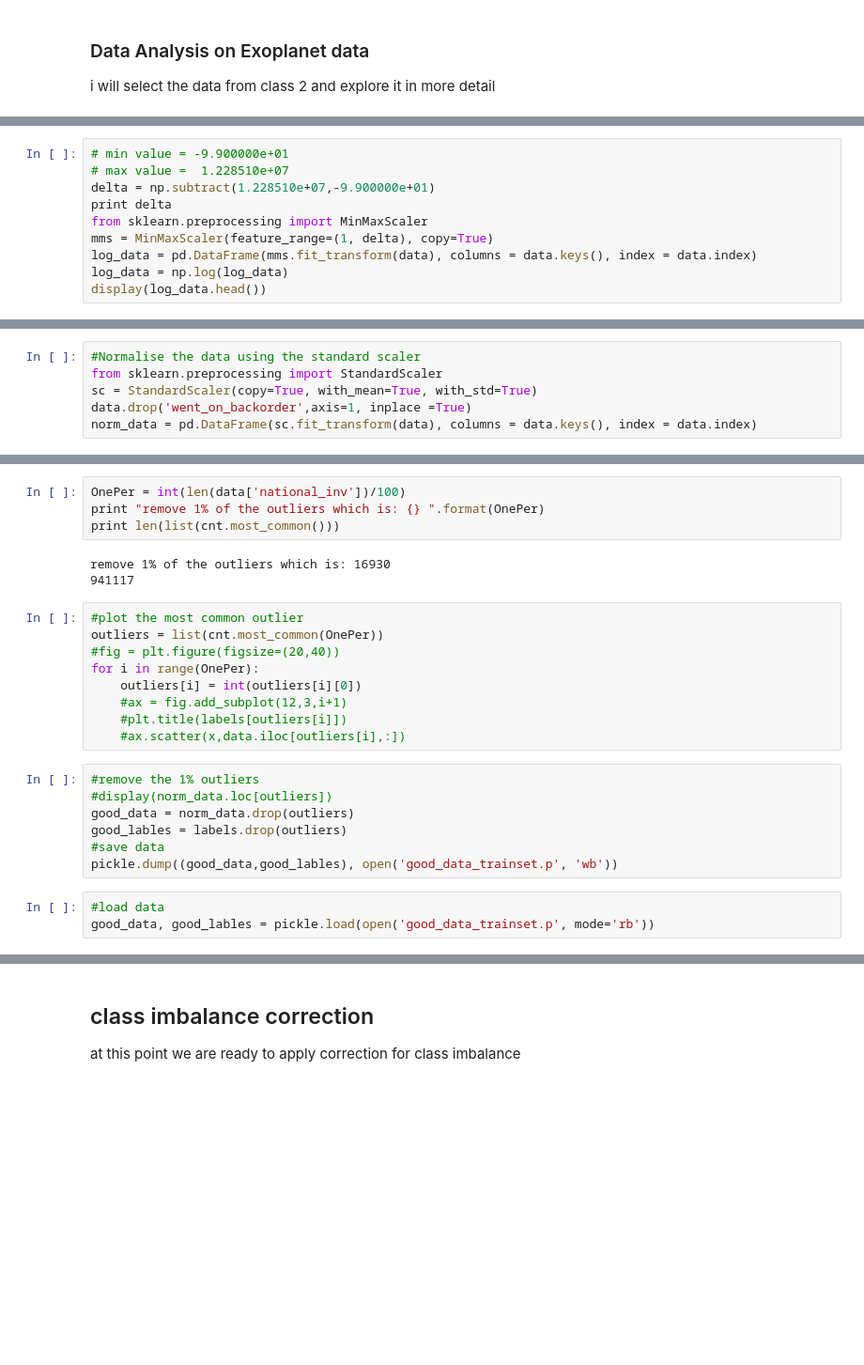
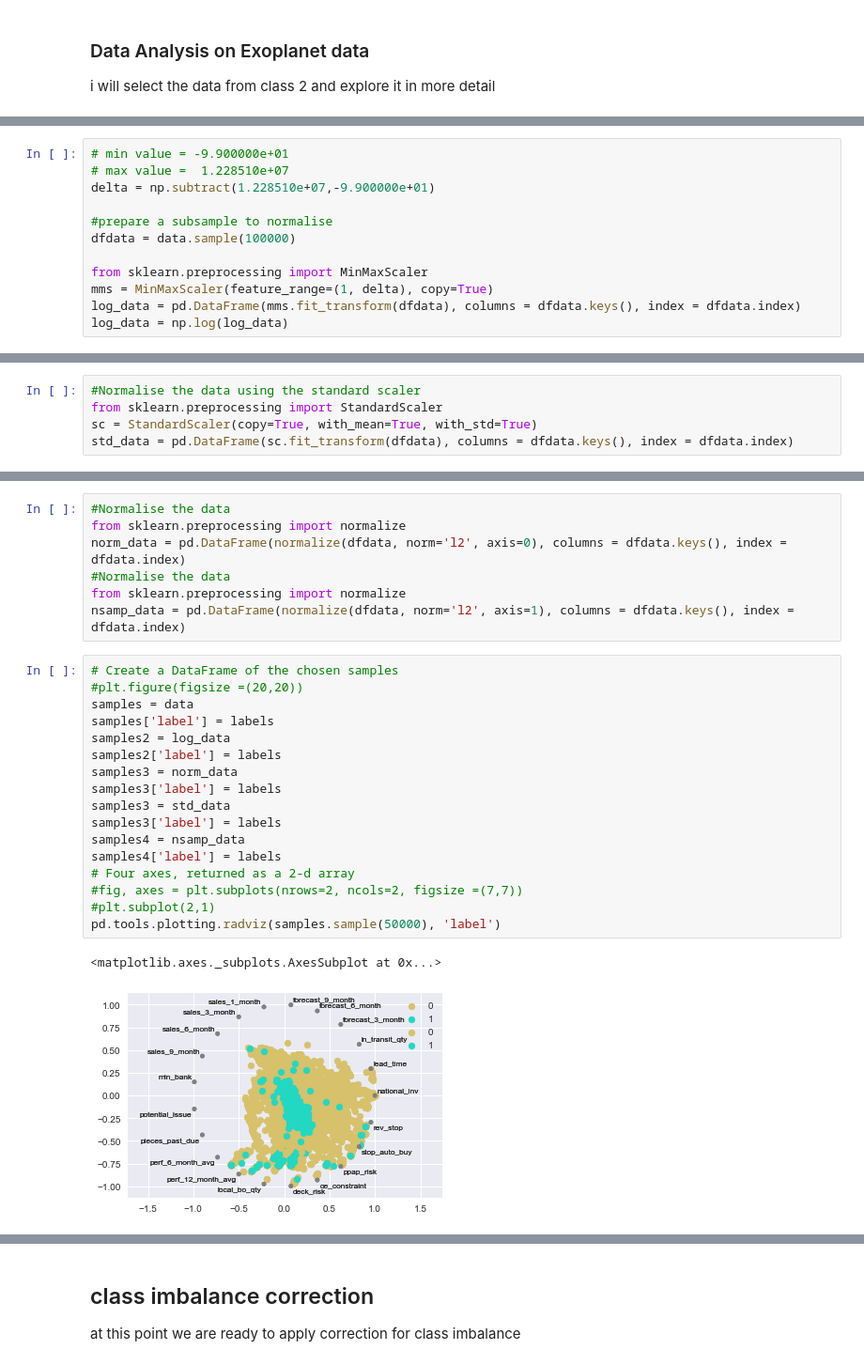
Before and after one commit to Drea1989/backorder-detection, a Jupyter notebook: Backorders.ipynb, the cells around one changed output, grey strips where cells are left out. Shown at 94% size. Cells and saved outputs as stored; diff of their text form; blank space fills up the shorter version.

```diff
--- a/Backorders.ipynb
+++ b/Backorders.ipynb
@@ -85,9 +78,11 @@ pd.tools.plotting.radviz(data.sample(10000), 'went_on_backorder')
 # min value = -9.900000e+01
 # max value =  1.228510e+07
 delta = np.subtract(1.228510e+07,-9.900000e+01)
-print delta
+
+#prepare a subsample to normalise
+dfdata = data.sample(100000)
+
 from sklearn.preprocessing import MinMaxScaler
 mms = MinMaxScaler(feature_range=(1, delta), copy=True)
-log_data = pd.DataFrame(mms.fit_transform(data), columns = data.keys(), index = data.index)
+log_data = pd.DataFrame(mms.fit_transform(dfdata), columns = dfdata.keys(), index = dfdata.index)
 log_data = np.log(log_data)
-display(log_data.head())
@@ -105,5 +90,4 @@ display(log_data.head())
 #Normalise the data using the standard scaler
 from sklearn.preprocessing import StandardScaler
 sc = StandardScaler(copy=True, with_mean=True, with_std=True)
-data.drop('went_on_backorder',axis=1, inplace =True)
-norm_data = pd.DataFrame(sc.fit_transform(data), columns = data.keys(), index = data.index)
+std_data = pd.DataFrame(sc.fit_transform(dfdata), columns = dfdata.keys(), index = dfdata.index)
@@ -125,26 +94,27 @@ cnt = hp.find_outliers(log_data)
-# %%
-OnePer = int(len(data['national_inv'])/100)
-print "remove 1% of the outliers which is: {} ".format(OnePer)
-print len(list(cnt.most_common()))
-# %% [output]
-remove 1% of the outliers which is: 16930
-941117
-# %%
-#plot the most common outlier
-outliers = list(cnt.most_common(OnePer))
-#fig = plt.figure(figsize=(20,40))
-for i in range(OnePer):
-    outliers[i] = int(outliers[i][0])
-    #ax = fig.add_subplot(12,3,i+1)
-    #plt.title(labels[outliers[i]])
-    #ax.scatter(x,data.iloc[outliers[i],:])
-# %%
-#remove the 1% outliers
-#display(norm_data.loc[outliers])
-good_data = norm_data.drop(outliers)
-good_lables = labels.drop(outliers)
-#save data
-pickle.dump((good_data,good_lables), open('good_data_trainset.p', 'wb'))
-# %%
-#load data
-good_data, good_lables = pickle.load(open('good_data_trainset.p', mode='rb'))
+# %%
+#Normalise the data
+from sklearn.preprocessing import normalize
+norm_data = pd.DataFrame(normalize(dfdata, norm='l2', axis=0), columns = dfdata.keys(), index = dfdata.index)
+#Normalise the data
+from sklearn.preprocessing import normalize
+nsamp_data = pd.DataFrame(normalize(dfdata, norm='l2', axis=1), columns = dfdata.keys(), index = dfdata.index)
+# %%
+# Create a DataFrame of the chosen samples
+#plt.figure(figsize =(20,20))
+samples = data
+samples['label'] = labels
+samples2 = log_data
+samples2['label'] = labels
+samples3 = norm_data
+samples3['label'] = labels
+samples3 = std_data
+samples3['label'] = labels
+samples4 = nsamp_data
+samples4['label'] = labels
+# Four axes, returned as a 2-d array
+#fig, axes = plt.subplots(nrows=2, ncols=2, figsize =(7,7))
+#plt.subplot(2,1)
+pd.tools.plotting.radviz(samples.sample(50000), 'label')
+# %% [output]
+<matplotlib.axes._subplots.AxesSubplot at 0x...>
+[figure, added]
```
Also changed, not shown: parts of 27 cells of this notebook.
